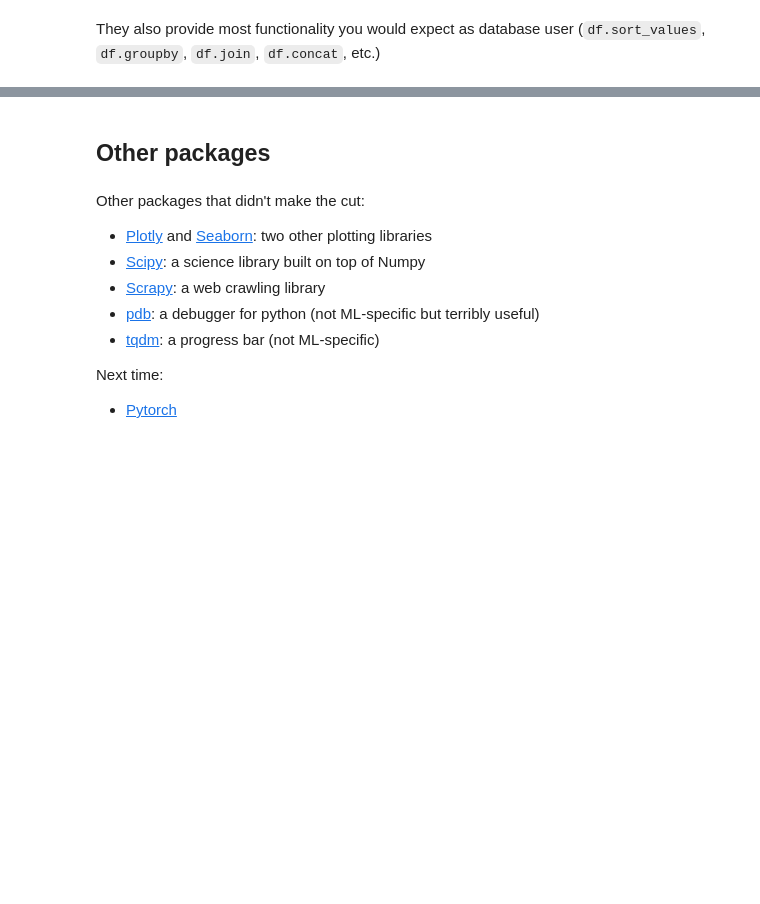
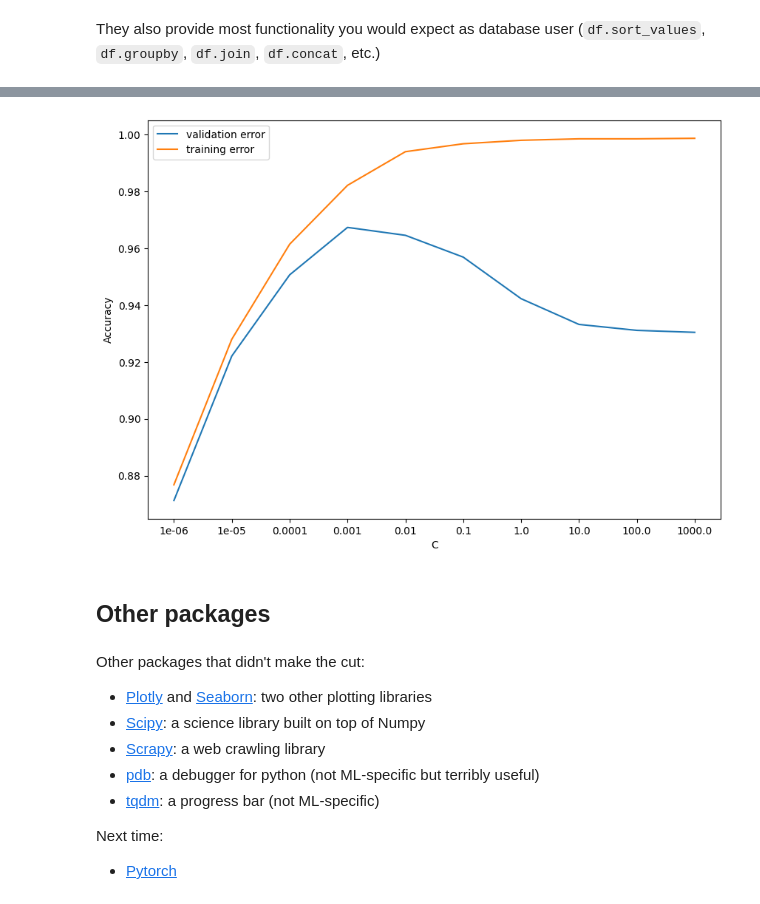
Before and after one commit to hansonchar/ml-tutorial, a Jupyter notebook: Part1.ipynb, the cells around one changed output, grey strips where cells are left out. Cells and saved outputs as stored; diff of their text form; code cells hidden in the pictures; blank space fills up the shorter version.

```diff
--- a/Part1.ipynb
+++ b/Part1.ipynb
@@ -471,11 +524,16 @@ They also provide most functionality you would expect as database user (`df.sort
 # %%
 fig, ax = plt.subplots()
 ax.plot(df['mean_test_score'], label="validation error")
 ax.plot(df['mean_train_score'], label="training error")
+
+# Add this line to fix the warning:
+ax.set_xticks(df.index)
 ax.set_xticklabels(df['param_C'])
 ax.set_xlabel("C")
 ax.set_ylabel("Accuracy")
 ax.legend(loc='best');
+# %% [output]
+[figure, added]
 # %% [markdown]
 ## Other packages
 # %% [markdown]
```
Also changed, not shown: parts of 4 cells of this notebook.
